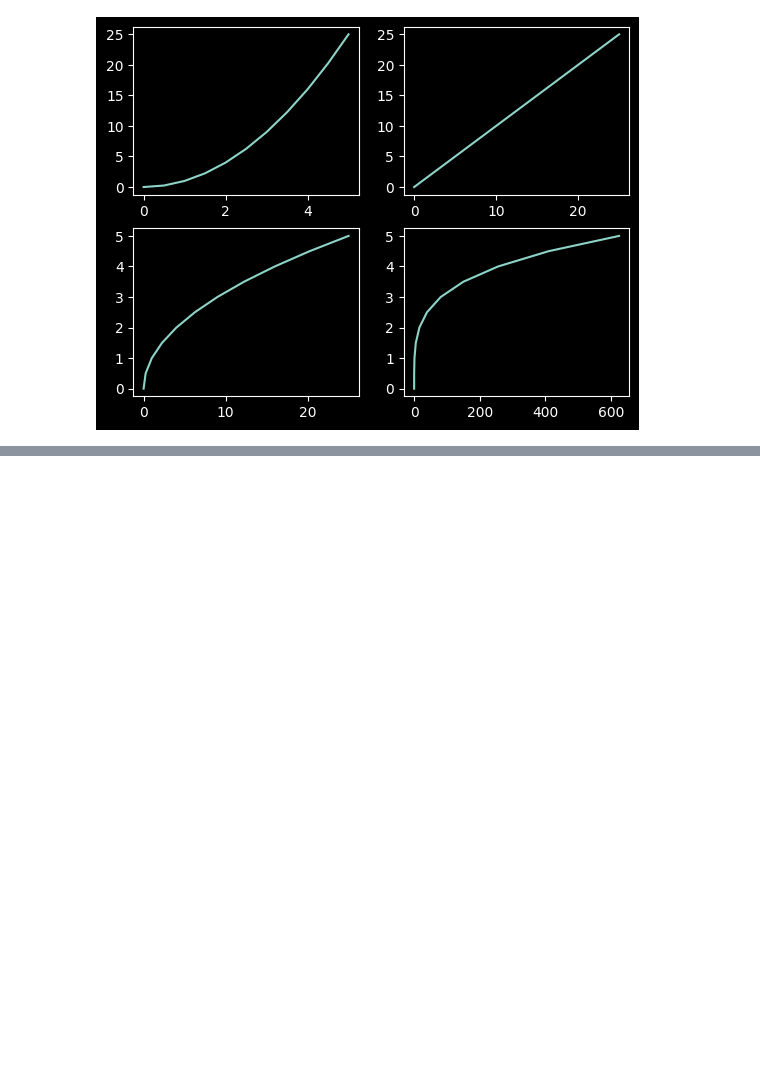
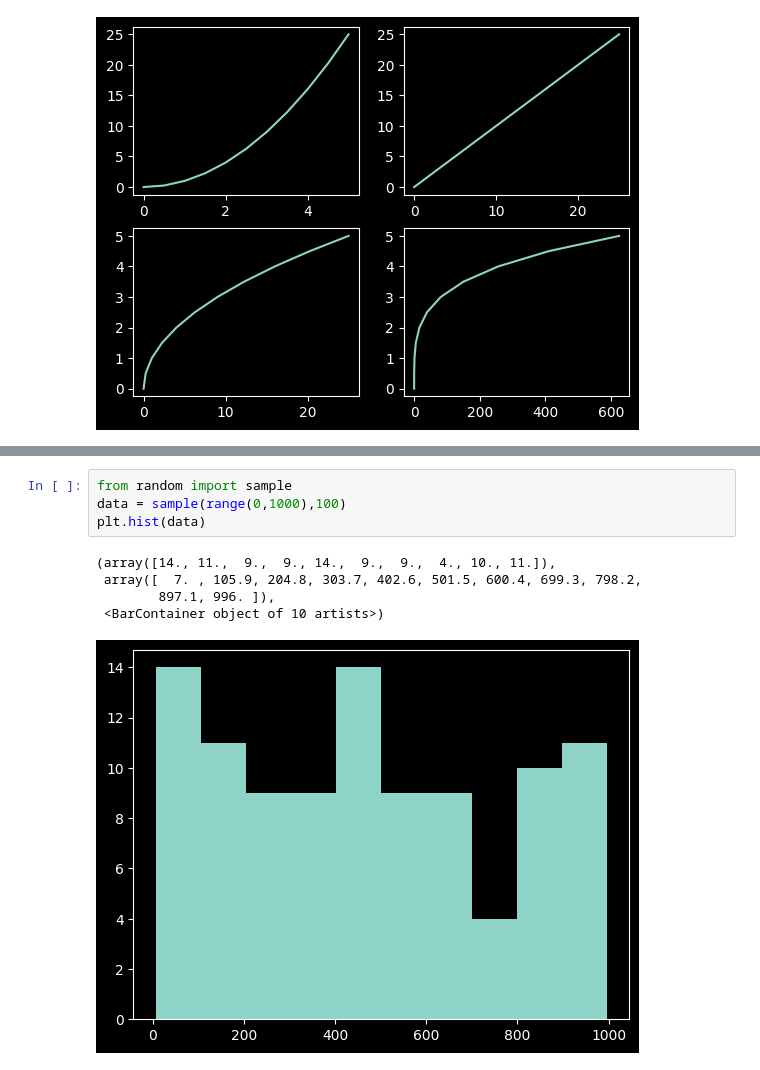
Before and after one commit to vivekkumars21/FFRAM, a Jupyter notebook: Visualization.ipynb, the cells around one changed output, grey strips where cells are left out. Cells and saved outputs as stored; diff of their text form; blank space fills up the shorter version.

```diff
--- a/Visualization.ipynb
+++ b/Visualization.ipynb
@@ -44,0 +45,10 @@ axis2 = plt.xlabel("Velle")
+# %%
+from random import sample
+data = sample(range(0,1000),100)
+plt.hist(data)
+# %% [output]
+(array([14., 11.,  9.,  9., 14.,  9.,  9.,  4., 10., 11.]),
+ array([  7. , 105.9, 204.8, 303.7, 402.6, 501.5, 600.4, 699.3, 798.2,
+        897.1, 996. ]),
+ <BarContainer object of 10 artists>)
+[figure, added]
```
Also changed, not shown: parts of 2 cells of this notebook.
